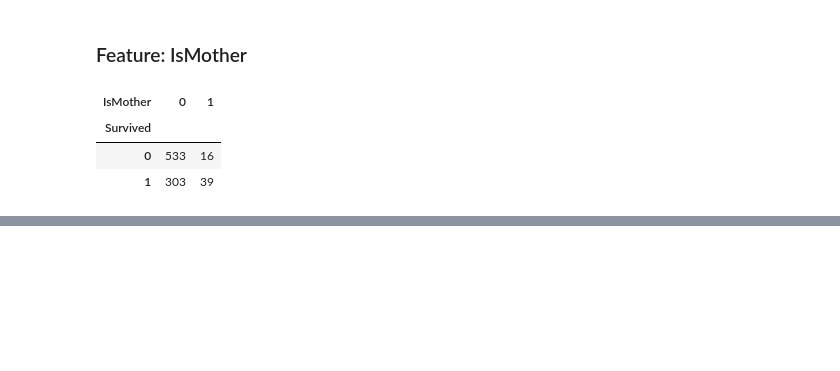
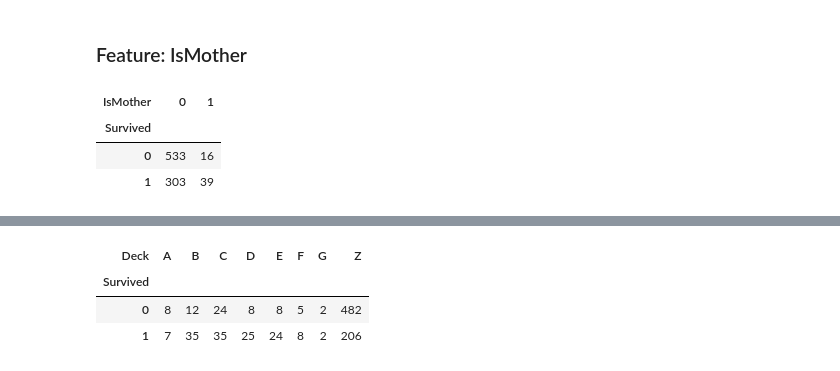
Before and after one commit to graemerenfrew/titanic, a Jupyter notebook: notebooks/2.0-ak-exploring-processing-data.ipynb, the cells around one changed output, grey strips where cells are left out. Drawn from its saved outputs; the diff is of its cells as text; code cells hidden in the pictures; blank space fills up the shorter version.

Commit message:
feature engineering: Deck

```diff
--- a/notebooks/2.0-ak-exploring-processing-data.ipynb
+++ b/notebooks/2.0-ak-exploring-processing-data.ipynb
@@ -1244,0 +1304,4 @@ pd.crosstab(df[df.Survived != -888].Survived, df[df.Survived != -888].IsMother)
+# %%
+# It's not likely we will want to create an entirely separate deck just for one pax, so let's just make it NaN and
+# assume it's a mistake
+df.loc[df.Cabin == 'T','Cabin'] = np.NaN
@@ -1244,0 +1328,6 @@ pd.crosstab(df[df.Survived != -888].Survived, df[df.Survived != -888].IsMother)
+# %%
+# Now T is gone.
+# Let's create Decks for the cabins, and the NaN cabins put into deck Z
+def get_deck(cabin):
+    return np.where(pd.notnull(cabin), str(cabin)[0].upper(),'Z')
+df['Deck'] = df['Cabin'].map(lambda x: get_deck(x))
@@ -1244,0 +1347,8 @@ pd.crosstab(df[df.Survived != -888].Survived, df[df.Survived != -888].IsMother)
+# %%
+# let's see if Deck has an impact on Survived
+pd.crosstab(df[df.Survived != -888].Survived, df[df.Survived != -888].Deck)
+# %% [output]
+| Deck | A | B | C | D | E | F | G | Z |
+| Survived |  |  |  |  |  |  |  |  |
+| 0 | 8 | 12 | 24 | 8 | 8 | 5 | 2 | 482 |
+| 1 | 7 | 35 | 35 | 25 | 24 | 8 | 2 | 206 |
```
Also changed, not shown: parts of 12 cells of this notebook.
